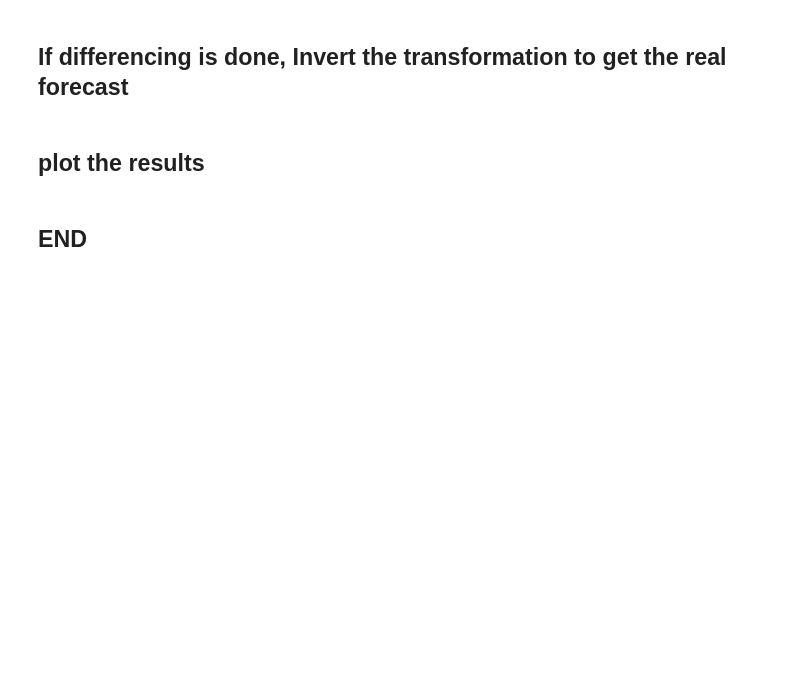
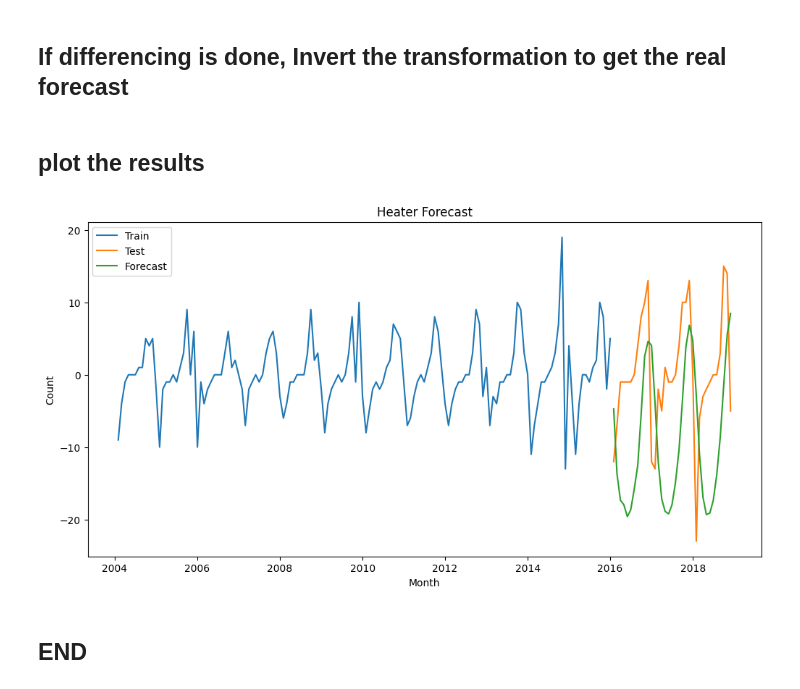
Before and after one commit to j33tu/mtech, a Jupyter notebook: assignments/sem2/TSF/assignment1/Session 5/VAR_Inclass.ipynb, the cells around one changed output. Saved outputs shown, nothing was run; the diff lists cells and outputs as text; code cells hidden in the pictures; blank space fills up the shorter version.

```diff
--- a/assignments/sem2/TSF/assignment1/Session 5/VAR_Inclass.ipynb
+++ b/assignments/sem2/TSF/assignment1/Session 5/VAR_Inclass.ipynb
@@ -17,2 +154,6 @@
 # %% [markdown]
 ##  select the right order of the VAR model for least AIC.
+# %%
+model = VAR(df_diff)
+best_order = model.select_order()
+print("Best order selected by AIC:", best_order.aic)
@@ -19,10 +162,40 @@
 # %% [markdown]
 ## Train the VAR model for selected order
+# %%
+var_model = VAR(df_diff)
+var_fitted = var_model.fit(best_order.aic)
 # %% [markdown]
 ## forecast using fitted model
+# %%
+train_size = int(train.shape[0])
+train, test = df_diff[:train_size], df_diff[train_size:]
+
+# Forecast using fitted model
+forecast = var_fitted.forecast(train.values[-best_order.aic:], steps=len(test))
 # %% [markdown]
 ## If differencing is done, Invert the transformation to get the real forecast
+# %%
+forecast_values = []
+last_observation = train.values[-1]  # Get the last observation from the training set
+
+for i in range(len(forecast)):
+    forecast_values.append(forecast[i] + last_observation)
+    last_observation = forecast_values[-1]  # Update last observation for next iteration
+
+forecast_values = pd.DataFrame(forecast_values, index=test.index, columns=test.columns)
 # %% [markdown]
 ## plot the results
+# %%
+plt.figure(figsize=(12, 6))
+plt.plot(train.index, train['heater'], label='Train')
+plt.plot(test.index, test['heater'], label='Test')
+plt.plot(forecast_values.index, forecast_values['heater'], label='Forecast')
+plt.title('Heater Forecast')
+plt.xlabel('Month')
+plt.ylabel('Count')
+plt.legend()
+plt.show()
+# %% [output]
+[figure, added]
 # %% [markdown]
 ## END
```
Also changed, not shown: parts of 10 cells of this notebook, 41 other files.
